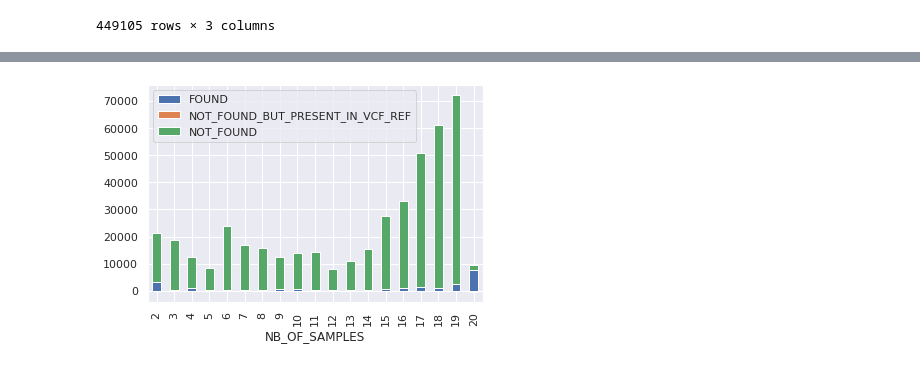
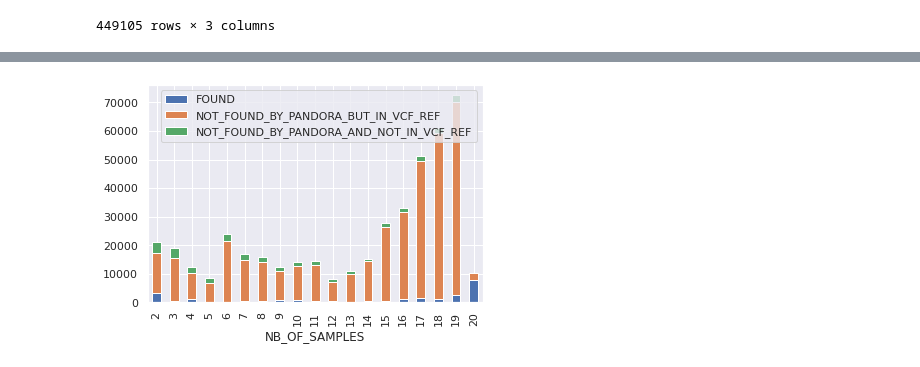
Before and after one commit to leoisl/pandora_paper_roc, a Jupyter notebook: external_scripts/pandora_FN_exploration/pandora_FN_exploration.ipynb, the cells around one changed output, grey strips where cells are left out. Saved outputs shown, nothing was run; the diff lists cells and outputs as text; code cells hidden in the pictures.

Commit message:
Updating pandora FN exploration notebook

```diff
--- a/external_scripts/pandora_FN_exploration/pandora_FN_exploration.ipynb
+++ b/external_scripts/pandora_FN_exploration/pandora_FN_exploration.ipynb
@@ -115,10 +117,10 @@ defaultdict(list,
              (597, 0): ['GC00000282_16'],
              ...})
 # %%
-pv_allele_seq_id_to_gene_found_by_pandora = {}
+pv_allele_seq_id_to_genes_found_by_pandora = {}
 for pv_allele_seq_id, gene_list in pv_allele_seq_id_to_genes.items():
-    pv_allele_seq_id_to_gene_found_by_pandora[pv_allele_seq_id] = int(len(gene_list) > 0)
-pv_allele_seq_id_to_gene_found_by_pandora
+    pv_allele_seq_id_to_genes_found_by_pandora[pv_allele_seq_id] = set(gene_list)
+pv_allele_seq_id_to_genes_found_by_pandora
 
 
 pv_ids = set()
@@ -126,15 +128,20 @@ for pv_allele_seq_id in pv_allele_seq_id_to_genes.keys():
     pv_ids.add(pv_allele_seq_id[0])
 
 
-pv_id_to_gene_found_by_pandora = {}
+pv_id_to_genes_found_by_pandora = {}
 for pv_id in pv_ids:
-    pv_id_to_gene_found_by_pandora[pv_id] = int(
-        pv_allele_seq_id_to_gene_found_by_pandora.get((pv_id, 0), 0) +
-        pv_allele_seq_id_to_gene_found_by_pandora.get((pv_id, 1), 0) == 2
-    )
+    pv_id_to_genes_found_by_pandora[pv_id] = \
+        pv_allele_seq_id_to_genes_found_by_pandora.get((pv_id, 0), set()).union(
+        pv_allele_seq_id_to_genes_found_by_pandora.get((pv_id, 1), set()))
+pv_id_to_genes_found_by_pandora
 
+pv_id_to_nb_of_genes_found_by_pandora = {}
+for pv_id, genes in pv_id_to_genes_found_by_pandora.items():
+    pv_id_to_nb_of_genes_found_by_pandora[pv_id] = len(genes)
+pv_id_to_nb_of_genes_found_by_pandora
 
-pv_id_to_gene_found_by_pandora_df = pd.DataFrame(data=pv_id_to_gene_found_by_pandora.items(),
-                                                 columns=["PANGENOME_VARIATION_ID", "FOUND_IN_VCF_REF"])
-pv_id_to_gene_found_by_pandora_df
+pv_id_to_nb_of_genes_found_by_pandora_df = pd.DataFrame(data=pv_id_to_nb_of_genes_found_by_pandora.items(),
+                                                 columns=["PANGENOME_VARIATION_ID", "NB_OF_GENES"])
+pv_id_to_nb_of_genes_found_by_pandora_df["FOUND_IN_VCF_REF"] = (pv_id_to_nb_of_genes_found_by_pandora_df["NB_OF_GENES"] > 0).astype(int)
+pv_id_to_nb_of_genes_found_by_pandora_df
 # %% [output]
@@ -154,3 +160,0 @@ pv_id_to_gene_found_by_pandora_df
-# %%
-variation_found_nbofsamples = variation_found_nbofsamples.merge(pv_id_to_gene_found_by_pandora_df)
-variation_found_nbofsamples
@@ -197,0 +168,5 @@ total_found_nbofsamples
+# %%
+variation_found_nbofsamples = variation_found_nbofsamples.merge(pv_id_to_nb_of_genes_found_by_pandora_df)
+variation_found_nbofsamples["NOT_FOUND_BY_PANDORA_BUT_IN_VCF_REF"] = ((variation_found_nbofsamples["FOUND"]==0) & (variation_found_nbofsamples["FOUND_IN_VCF_REF"]==1)).astype(int)
+variation_found_nbofsamples["NOT_FOUND_BY_PANDORA_AND_NOT_IN_VCF_REF"] = ((variation_found_nbofsamples["FOUND"]==0) & (variation_found_nbofsamples["FOUND_IN_VCF_REF"]==0)).astype(int)
+variation_found_nbofsamples
@@ -198,9 +187,7 @@ total_found_nbofsamples
 # %%
-import seaborn as sns
-sns.set()
-df = total_found_nbofsamples[["NB_OF_SAMPLES", "FOUND", "NOT_FOUND_BUT_PRESENT_IN_VCF_REF", "NOT_FOUND"]]
-plot = df.plot(kind='bar', x="NB_OF_SAMPLES", stacked=True)
+df = variation_found_nbofsamples[["NB_OF_SAMPLES", "FOUND", "NOT_FOUND_BY_PANDORA_BUT_IN_VCF_REF", "NOT_FOUND_BY_PANDORA_AND_NOT_IN_VCF_REF"]].groupby("NB_OF_SAMPLES").sum()
+plot = df.plot(kind='bar', stacked=True)
 fig = plot.get_figure()
 fig.savefig("pandora_FN.png")
 # %% [output]
-[figure, old version]
+[figure, new version]
```
Also changed, not shown: parts of 6 cells of this notebook, 2 other files.
